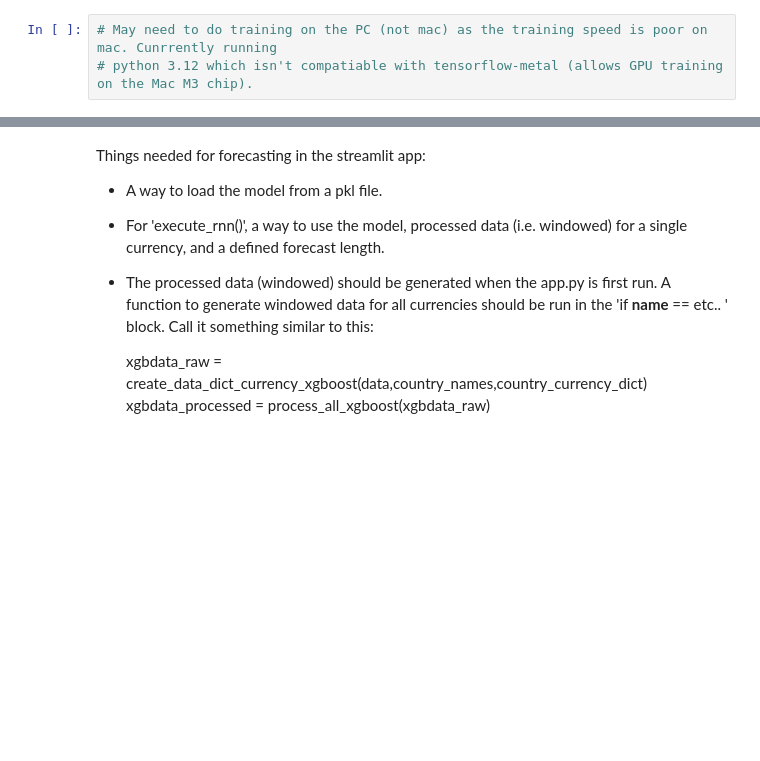
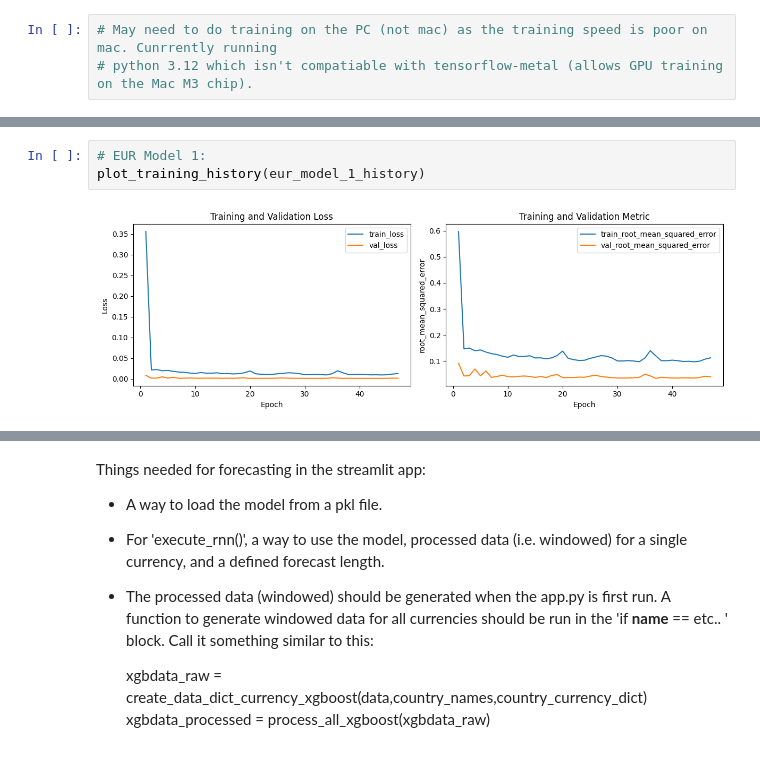
Before and after one commit to cameroncochrane/Forex-Prediction, a Jupyter notebook: 3_analysis_rnn.ipynb, the cells around one changed output, grey strips where cells are left out. Drawn from its saved outputs; the diff is of its cells as text; blank space fills up the shorter version.

```diff
--- a/3_analysis_rnn.ipynb
+++ b/3_analysis_rnn.ipynb
@@ -248,0 +460,5 @@ while Train_1 == True:
+# %%
+# EUR Model 1:
+plot_training_history(eur_model_1_history)
+# %% [output]
+[figure, added]
```
Also changed, not shown: parts of 29 cells of this notebook, 13 other files.
